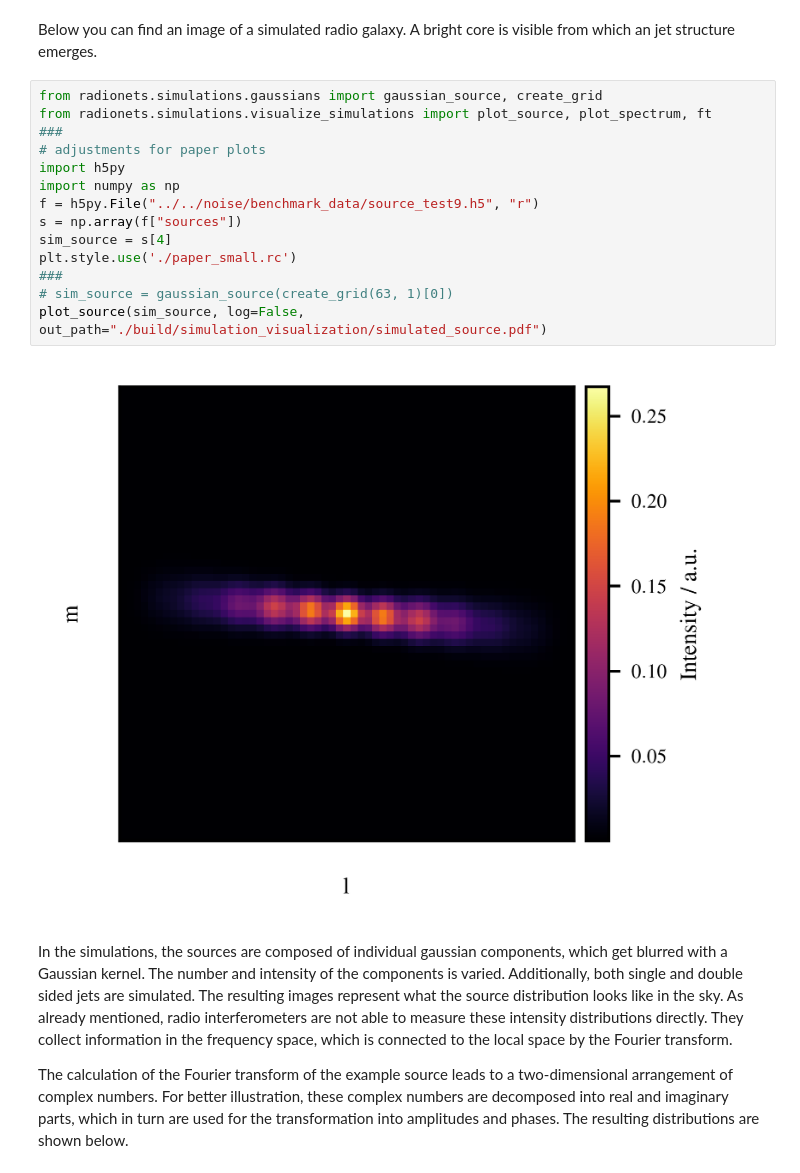
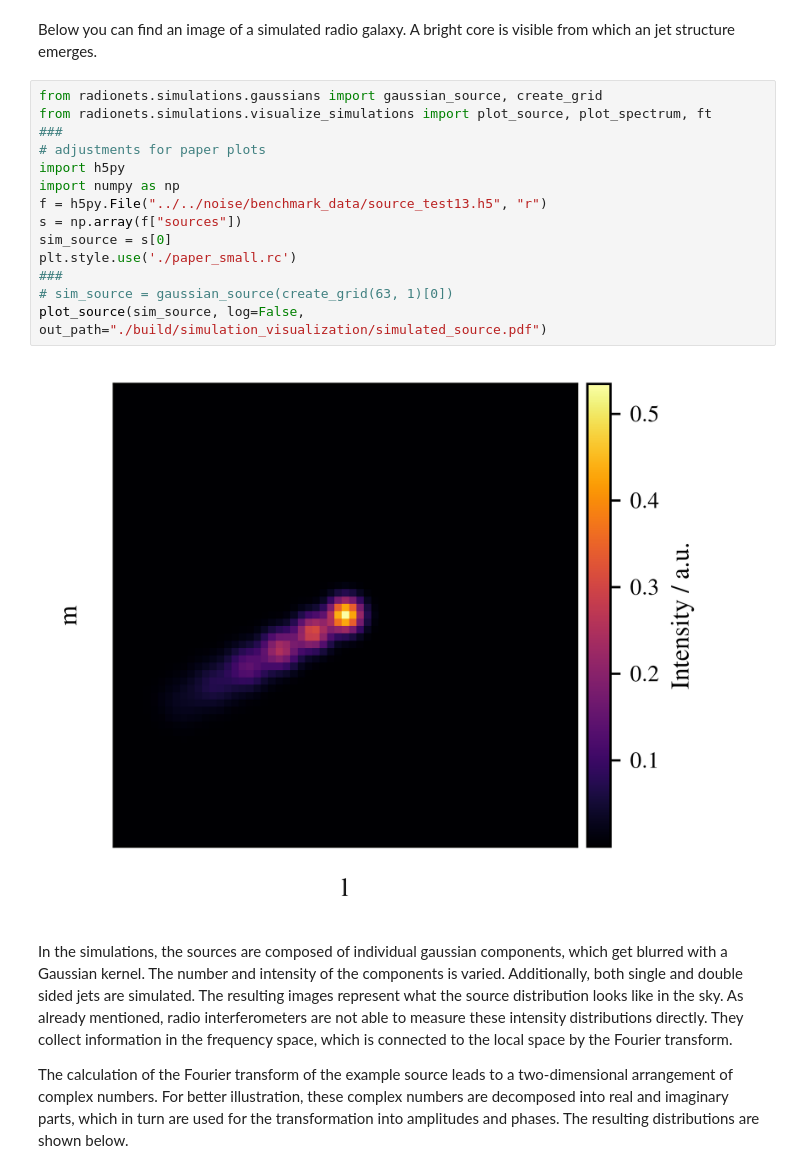
Before and after one commit to radionets-project/radionets, a Jupyter notebook: examples/00_observation_simulation.ipynb, the cells around one changed output. Cells and saved outputs as stored; diff of their text form.

Commit message:
plots for sfb report

```diff
--- a/examples/00_observation_simulation.ipynb
+++ b/examples/00_observation_simulation.ipynb
@@ -26,19 +26,19 @@ Below you can find an image of a simulated radio galaxy. A bright core is visibl
 # %%
 from radionets.simulations.gaussians import gaussian_source, create_grid
 from radionets.simulations.visualize_simulations import plot_source, plot_spectrum, ft
 ###
 # adjustments for paper plots
 import h5py
 import numpy as np
-f = h5py.File("../../noise/benchmark_data/source_test9.h5", "r")
+f = h5py.File("../../noise/benchmark_data/source_test13.h5", "r")
 s = np.array(f["sources"])
-sim_source = s[4]
+sim_source = s[0]
 plt.style.use('./paper_small.rc')
 ###
 # sim_source = gaussian_source(create_grid(63, 1)[0])
 plot_source(sim_source, log=False, out_path="./build/simulation_visualization/simulated_source.pdf")
 # %% [output]
-[figure, old version]
+[figure, new version]
 # %% [markdown]
 In the simulations, the sources are composed of individual gaussian components, which get blurred with a Gaussian kernel. The number and intensity of the components is varied. Additionally, both single and double sided jets are simulated. The resulting images represent what the source distribution looks like in the sky. As already mentioned, radio interferometers are not able to measure these intensity distributions directly. They collect information in the frequency space, which is connected to the local space by the Fourier transform.
 
```
Also changed, not shown: parts of 7 cells of this notebook, 2 other files.
